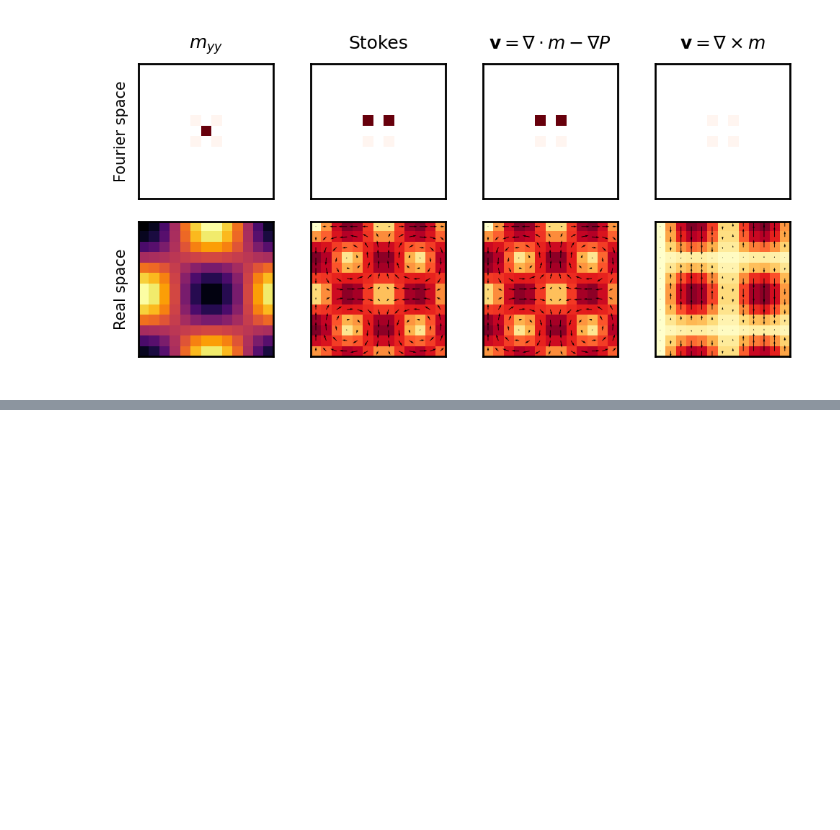
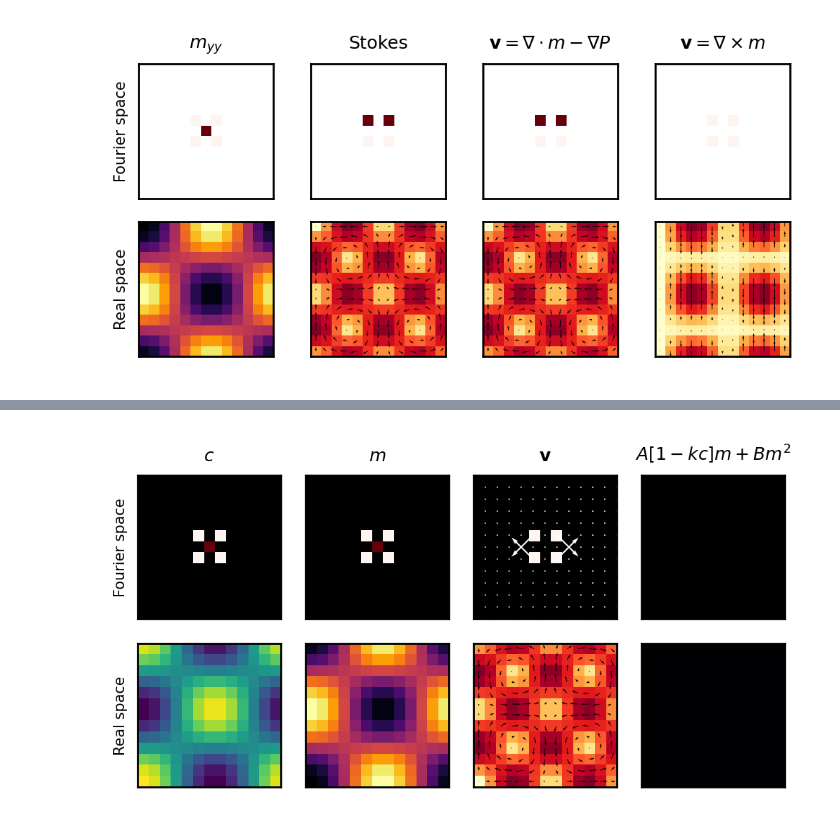
Before and after one commit to jcolen/drosophila_morphogenesis, a Jupyter notebook: MyosinSpectralAnalysis.ipynb, the cells around one changed output, grey strips where cells are left out. Saved outputs shown, nothing was run; the diff lists cells and outputs as text; code cells hidden in the pictures; blank space fills up the shorter version.

Commit message:
Analysis of toy models around fixed points

```diff
--- a/MyosinSpectralAnalysis.ipynb
+++ b/MyosinSpectralAnalysis.ipynb
@@ -491,0 +606,84 @@ plt.tight_layout()
+# %%
+N = 13
+half = N//2
+qx = np.fft.fftfreq(N, 1/N)
+qy = np.fft.fftfreq(N, 1/N)
+qi = np.stack(np.meshgrid(qx, qy, indexing='ij'))
+q = np.linalg.norm(qi, axis=0)
+
+#Define parameters
+alpha = 3
+mu = 1
+am = alpha / mu
+A, B, k = 1, -1, 0.6
+
+kwargs = dict(cmap='Reds', extent=[qx.min(), qx.max(), qy.min(), qy.max()])
+plt.cm.Reds.set_bad('black')
+fig, ax = plt.subplots(2, 4, dpi=250, figsize=(4, 2))
+for a in ax.flatten(): a.set(xticks=[], yticks=[])
+ax[0, 0].set_ylabel('Fourier space')
+ax[1, 0].set_ylabel('Real space')
+plt.tight_layout()
+
+#Define cadherin field
+cq = np.zeros([N, N])
+c0, c1 = 1.2, 0.4
+cq[ 0,  0] = c0
+cq[ 1,  1] = c1 / 4
+cq[ 1, -1] = c1 / 4
+cq[-1,  1] = c1 / 4
+cq[-1, -1] = c1 / 4
+c = np.fft.ifft2(cq).real * N**2
+
+print('\nCadherin')
+print(first_N_harmonics(cq, N=1).real)
+
+ax[0, 0].imshow(unshift(cq), **kwargs)
+ax[1, 0].imshow(c, cmap='viridis')
+ax[0, 0].set_title(r'$c$')
+
+#Myosin fixed point
+mq = A / B * k * cq
+mq[0, 0] -= A / B
+m = np.fft.ifft2(mq).real * N**2
+
+print('\nMyosin')
+print(first_N_harmonics(mq, N=1).real)
+print('m_yy(0, 0) = -A (1 - k c0) / B:\t', np.allclose(mq[0, 0], -A/B * (1 - k * c0)))
+print('m_yy(±1, ±1) = k A c1 / 4 B:\t', np.allclose(mq[1, 1], k * A * c1 / (4 * B)))
+
+ax[0, 1].imshow(unshift(mq), **kwargs)
+ax[1, 1].imshow(m, cmap='inferno')
+ax[0, 1].set_title(r'$m$')
+
+#Compute corresponding flow
+vq     = -qi * qi[0]**2 / q**4
+vq[0] += qi[0] / q**2
+vq    = 1j * am * mq * vq.astype(np.complex128)
+vq[:, 0, 0] = 0
+vi = np.fft.ifft2(vq).real * N**2
+
+print('\nVelocity')
+print(first_N_harmonics(vq[1], N=1).imag)
+print(first_N_harmonics(vq[0], N=1).imag)
+print('Abs(Vx) = Abs(Vy):\t', np.allclose(np.abs(vq[0]), np.abs(vq[1])))
+print('Vx(qx) = -Vx(-qx):\t', np.allclose(vq[1, :, 1:], -vq[1, :, 1:][:, ::-1]))
+print('Vy(qy) = -Vy(-qy):\t', np.allclose(vq[0, 1:], -vq[0, 1:][::-1]))
+print('Abs(Vy(±1, ±1)) = (alpha A k c1) / (16 mu B): ', np.allclose(vq[0, 1, 1].imag, am * A * k * c1 / (16 * B)))
+
+ax[0, 2].imshow(unshift(vq[0]), **kwargs)
+ax[0, 2].quiver(qi[1], qi[0], vq[1].imag, vq[0].imag,
+                color='white', scale=3e-1, width=0.01)
+ax[1, 2].quiver(vi[1], vi[0])
+ax[1, 2].imshow(np.linalg.norm(vi, axis=0), cmap='YlOrRd')
+ax[0, 2].set_title(r'$\mathbf{v}$')
+
+# Show RHS is zero
+rhs = A * (1 - k * c) * m + B * m**2
+rhsq = np.fft.fft2(rhs)
+
+print('\nRHS is zero: ', np.allclose(rhsq, 0))
+ax[0, 3].imshow(unshift(rhsq), **kwargs)
+ax[1, 3].imshow(rhs, cmap='inferno', vmin=0, vmax=np.max(m))
+ax[0, 3].set_title(r'$A[1 - k c] m + B m^2$')
+# %% [output]
@@ -491,0 +708 @@ plt.tight_layout()
+[figure, added]
```
Also changed, not shown: parts of 11 cells of this notebook, 5 other files.
